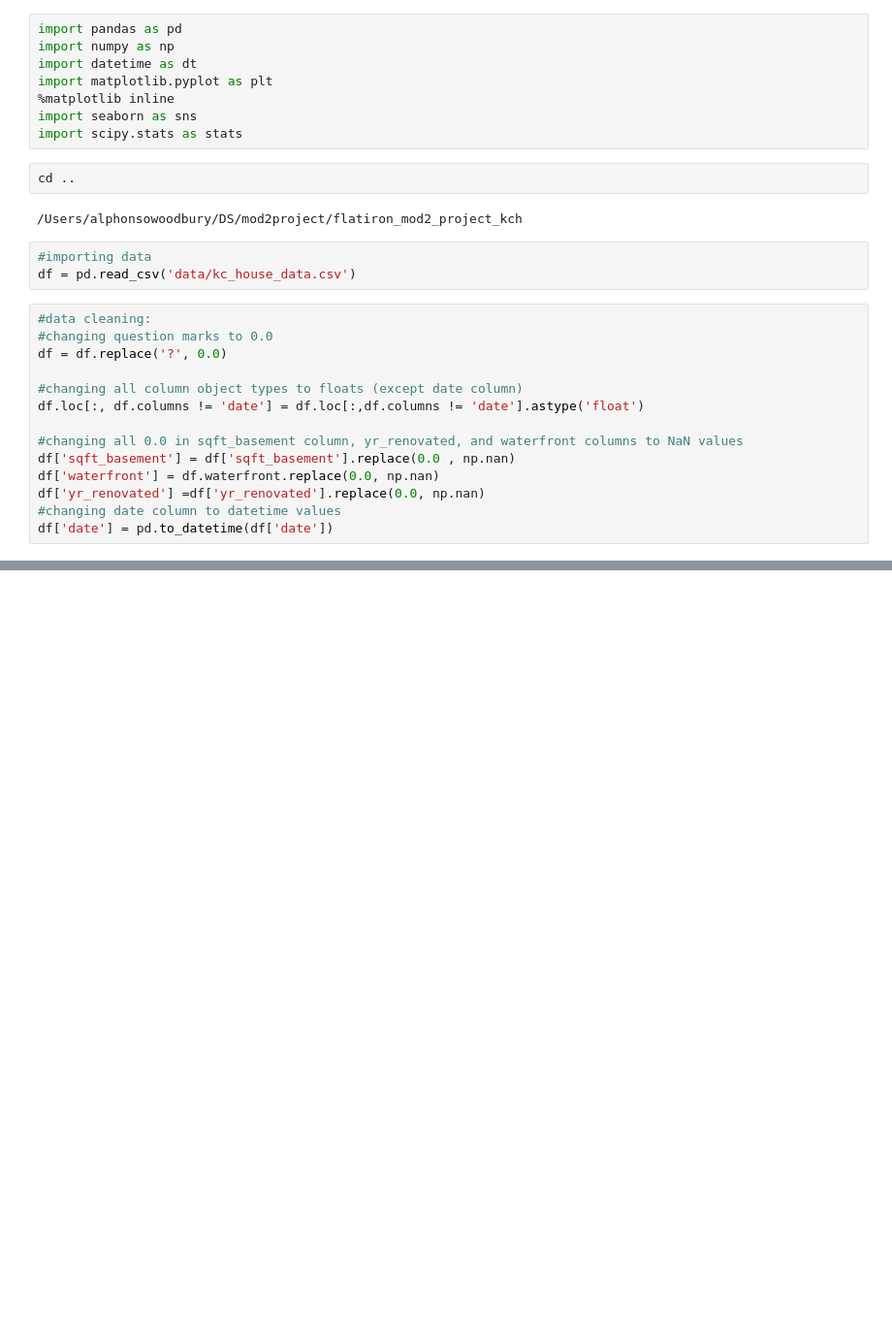
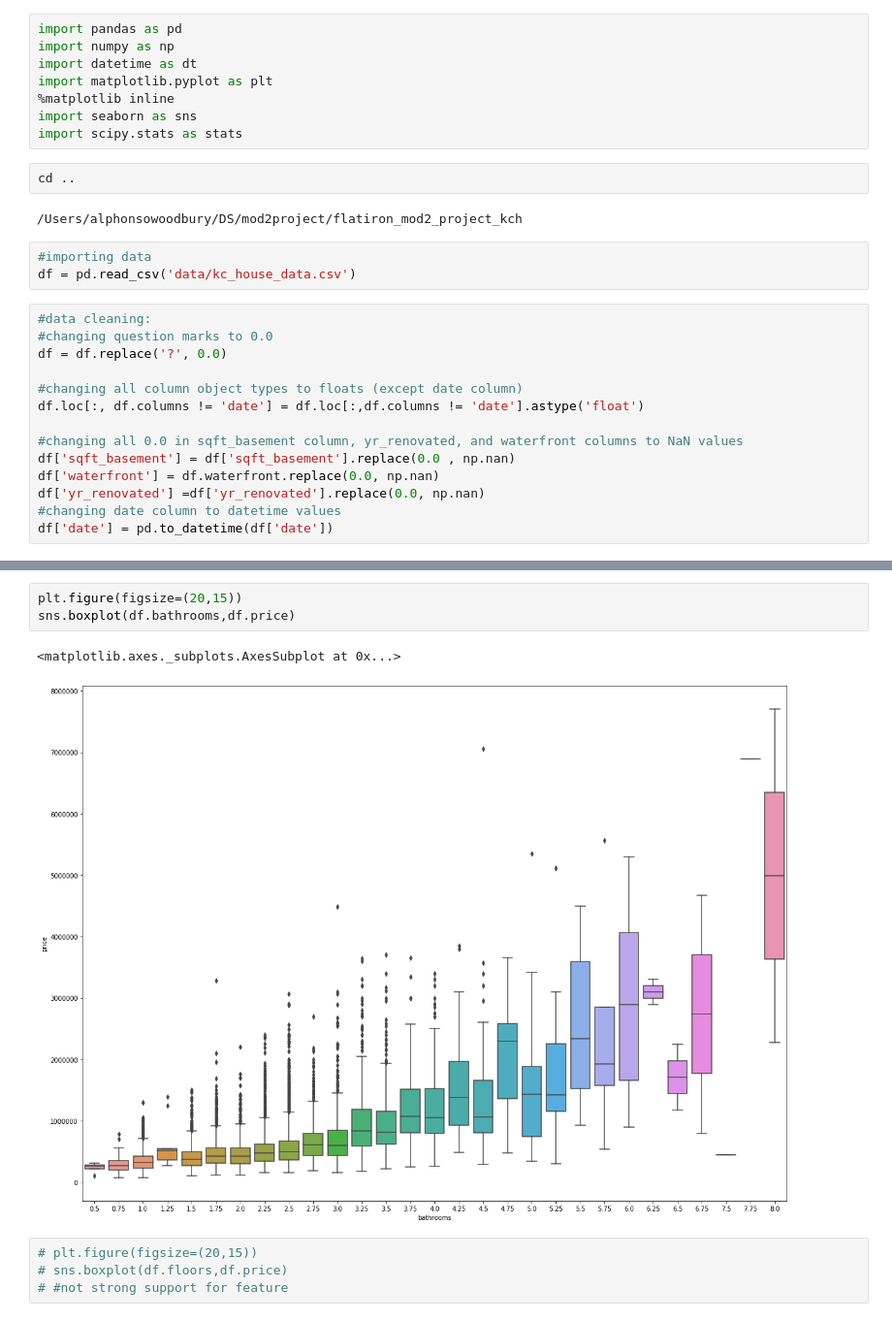
Before and after one commit to Al-Cap/A-House-with-a-View, a Jupyter notebook: Notebooks/JMAW_data_cleaning_and_eng.ipynb, the cells around one changed output, grey strips where cells are left out. Shown: that part at 97% size. Drawn from its saved outputs; the diff is of its cells as text; blank space fills up the shorter version.

```diff
--- a/Notebooks/JMAW_data_cleaning_and_eng.ipynb
+++ b/Notebooks/JMAW_data_cleaning_and_eng.ipynb
@@ -74,0 +92,10 @@ plt.show()
+# %%
+plt.figure(figsize=(20,15))
+sns.boxplot(df.bathrooms,df.price)
+# %% [output]
+<matplotlib.axes._subplots.AxesSubplot at 0x...>
+[figure, added]
+# %%
+# plt.figure(figsize=(20,15))
+# sns.boxplot(df.floors,df.price)
+# #not strong support for feature
```
Also changed, not shown: parts of 14 cells of this notebook, 3 other files.
